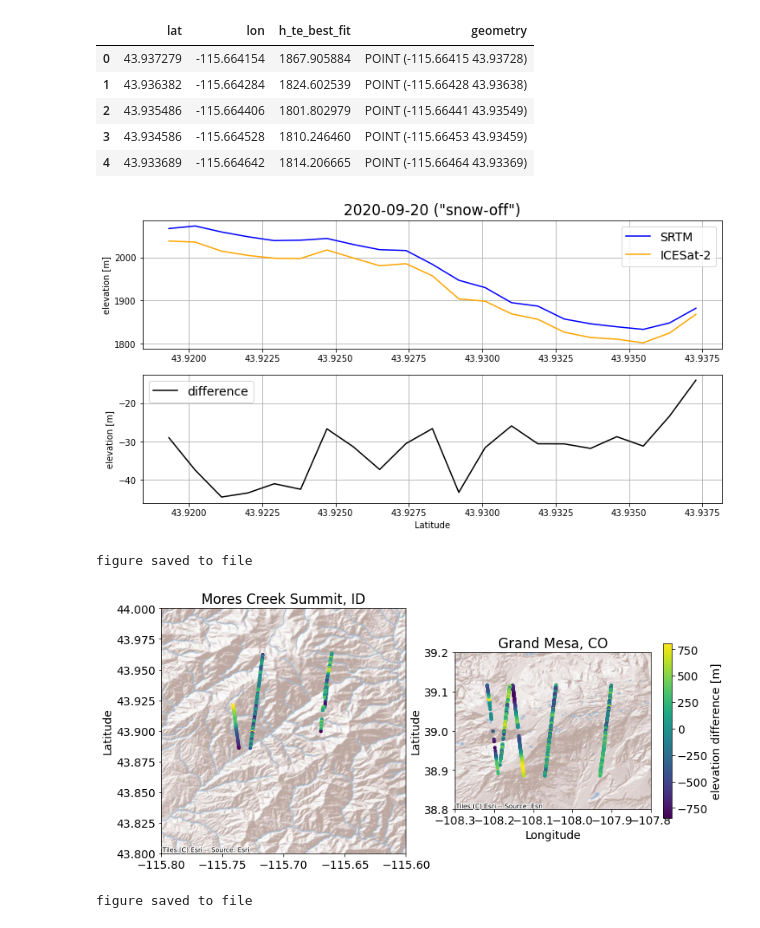
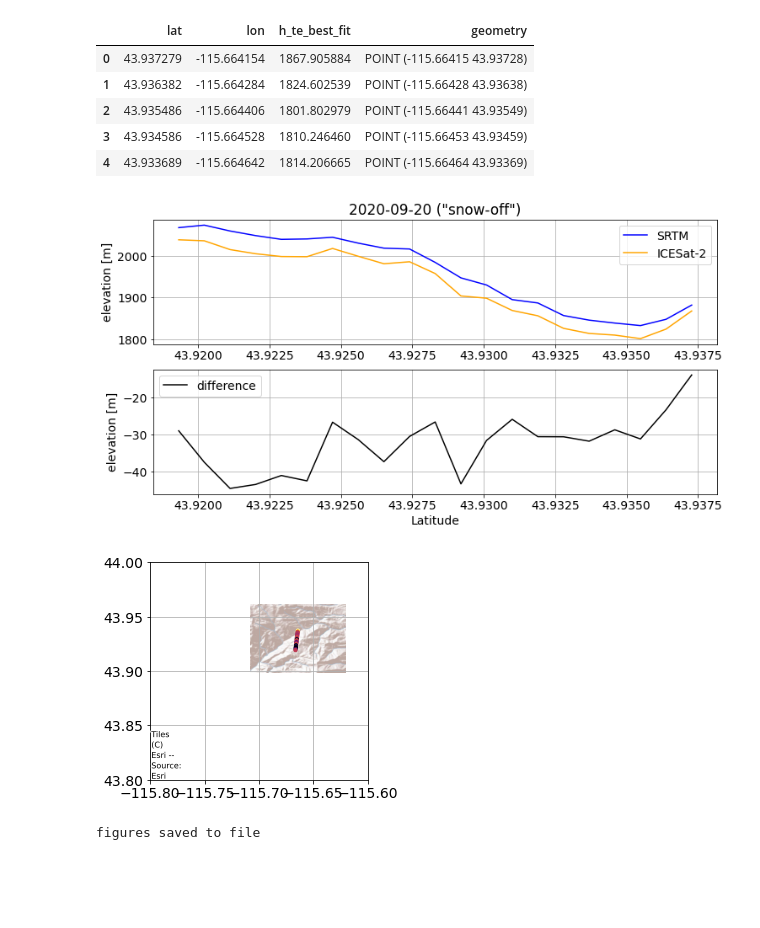
Before and after one commit to ICESAT-2HackWeek/2022-snow-dem-large, a Jupyter notebook: notebooks/SRTM_GEE.ipynb, the cells around one changed output. Cells and saved outputs as stored; diff of their text form; code cells hidden in the pictures; blank space fills up the shorter version.

Commit message:
SRTM maps

```diff
--- a/notebooks/SRTM_GEE.ipynb
+++ b/notebooks/SRTM_GEE.ipynb
@@ -127,38 +127,49 @@ is2_ee.getInfo();
 # -----sample SRTM elevation at ICESat-2 coordinates
 SRTM2_sample = ee.FeatureCollection(SRTM2.sample(is2_ee))
 SRTM2_sample_gdf = geemap.ee_to_geopandas(SRTM2_sample, selectors=['elevation'])
 SRTM2_sample_gdf['lon'] = is2_gdf['lon']
 SRTM2_sample_gdf['lat'] = is2_gdf['lat']
 
 # -----calculate elevation difference
 snow_off_diff = is2_gdf['h_te_best_fit'] - SRTM2_sample_gdf['elevation']
 
 # -----plot
 # SRTM & ICESat-2 elevations
-fig, (ax1, ax2) = plt.subplots(2, 1, figsize=(12, 6))
+fig1, (ax1, ax2) = plt.subplots(2, 1, figsize=(12, 6))
 plt.rcParams.update({'font.size': 14, 'font.serif': 'Arial'})
 ax1.plot(SRTM2_sample_gdf['lat'],
          SRTM2_sample_gdf['elevation'], color='blue', label='SRTM')
 ax1.plot(SRTM2_sample_gdf['lat'],
          is2_gdf['h_te_best_fit'], color='orange', label='ICESat-2')
 ax1.set_ylabel('elevation [m]')
 ax1.set_title('2020-09-20 ("snow-off")')
 ax1.grid()
 ax1.legend()
 # elevation difference
 ax2.plot(SRTM2_sample_gdf['lat'], snow_off_diff, color='black', label='difference')
 ax2.set_xlabel('Latitude')
 ax2.set_ylabel('elevation [m]')
 ax2.legend()
 ax2.grid()
 plt.show()
 
+# Map view
+fig2, axC = plt.subplots(1, 1)
+axC.scatter(SRTM2_sample_gdf['lon'], SRTM2_sample_gdf['lat'], s=10, c = snow_off_diff, cmap=plt.cm.inferno)
+ctx.add_basemap(ax=axC, crs=is2_gdf.crs, source=ctx.providers.Esri.WorldShadedRelief)
+axC.grid()
+axC.set_xlim(-115.8, -115.6)
+axC.set_ylim(43.8, 44)
+plt.show()
+
 # -----save figure
-fig.savefig('../figures/snow_free_profile_SRTM_processed_ATL08_20200920013522_13240806_005_01.png',dpi=200)
-print('figure saved to file')
+fig1.savefig('../figures/snow_free_profile_SRTM_processed_ATL08_20200920013522_13240806_005_01.png',dpi=200)
+fig2.savefig('../figures/snow_free_profile_MAP_SRTM_processed_ATL08_20200920013522_13240806_005_01.png',dpi=200)
+print('figures saved to file')
 # %% [output]
-[figure, old version]
+[figure, new version]
+[figure, added]
-figure saved to file
+figures saved to file
 # %%
 # -----run for other ICESat-2 tracks, using snow_off_diff to adjust snow depths
 
@@ -274,9 +285,6 @@ plt.show()
 # save figure
 fig.savefig('../figures/SRTM_elev_diff.png')
 print('figure saved to file')
-# %% [output]
-[figure, removed]
-figure saved to file
 # %%
 # -----create a GEE map
 # Map = geemap.Map()
```
Also changed, not shown: 2 other files.
